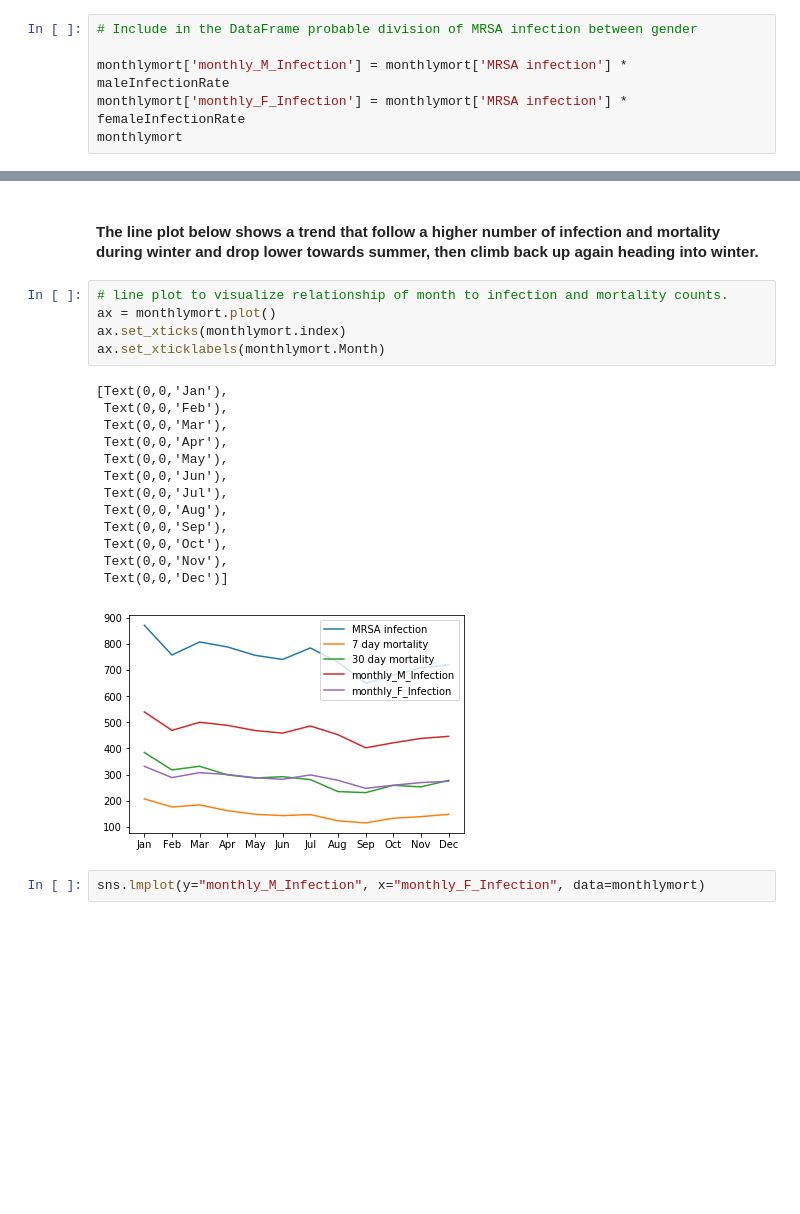
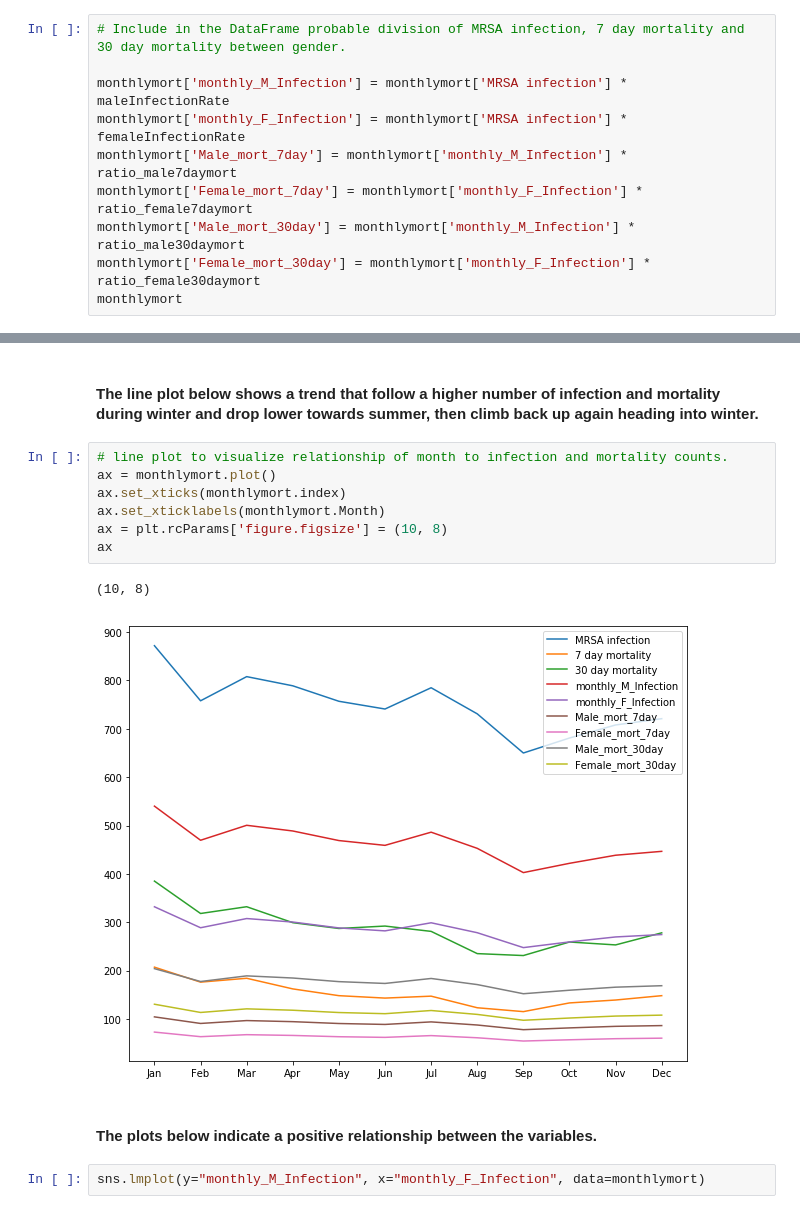
Before and after one commit to NurseQ/Simulation-Project-for-Programming-for-Data-Analysis-, a Jupyter notebook: Simulation Project.ipynb, the cells around one changed output, grey strips where cells are left out. Saved outputs shown, nothing was run; the diff lists cells and outputs as text; blank space fills up the shorter version.

Commit message:
simulated data for january infection, 7 and 30 day mortality for male and female in a dataframe

```diff
--- a/Simulation Project.ipynb
+++ b/Simulation Project.ipynb
@@ -101,9 +101,13 @@ expectedfemalemort
 # %%
 monthlymort = pd.DataFrame({'Month': ['Jan', 'Feb', 'Mar', 'Apr', 'May', 'Jun', 'Jul', 'Aug', 'Sep', 'Oct', 'Nov', 'Dec'], "MRSA infection": (872, 758, 808, 789, 757, 741, 785, 731, 650, 681,708, 721),"7 day mortality": (207, 176, 184, 162, 148, 143, 147, 123, 115, 133, 139, 148), "30 day mortality": (385, 318, 332, 299, 287, 292, 281, 235, 231, 259, 253, 278)})
 # %%
-# Include in the DataFrame probable division of MRSA infection between gender
+# Include in the DataFrame probable division of MRSA infection, 7 day mortality and 30 day mortality between gender.
 
 monthlymort['monthly_M_Infection'] = monthlymort['MRSA infection'] * maleInfectionRate
 monthlymort['monthly_F_Infection'] = monthlymort['MRSA infection'] * femaleInfectionRate
+monthlymort['Male_mort_7day'] = monthlymort['monthly_M_Infection'] * ratio_male7daymort
+monthlymort['Female_mort_7day'] = monthlymort['monthly_F_Infection'] * ratio_female7daymort
+monthlymort['Male_mort_30day'] = monthlymort['monthly_M_Infection'] * ratio_male30daymort
+monthlymort['Female_mort_30day'] = monthlymort['monthly_F_Infection'] * ratio_female30daymort
 monthlymort
 # %% [output]
@@ -125,22 +129,15 @@ monthlymort
 # %%
 # line plot to visualize relationship of month to infection and mortality counts.
 ax = monthlymort.plot()
 ax.set_xticks(monthlymort.index)
 ax.set_xticklabels(monthlymort.Month)
+ax = plt.rcParams['figure.figsize'] = (10, 8)
+ax
 # %% [output]
-[Text(0,0,'Jan'),
- Text(0,0,'Feb'),
- Text(0,0,'Mar'),
- Text(0,0,'Apr'),
- Text(0,0,'May'),
- Text(0,0,'Jun'),
- Text(0,0,'Jul'),
- Text(0,0,'Aug'),
- Text(0,0,'Sep'),
- Text(0,0,'Oct'),
- Text(0,0,'Nov'),
- Text(0,0,'Dec')]
+(10, 8)
-[figure, old version]
+[figure, new version]
+# %% [markdown]
+#### The plots below indicate a positive relationship between the variables.
 # %%
 sns.lmplot(y="monthly_M_Infection", x="monthly_F_Infection", data=monthlymort)
 # %% [output]
```
Also changed, not shown: parts of 15 cells of this notebook.
